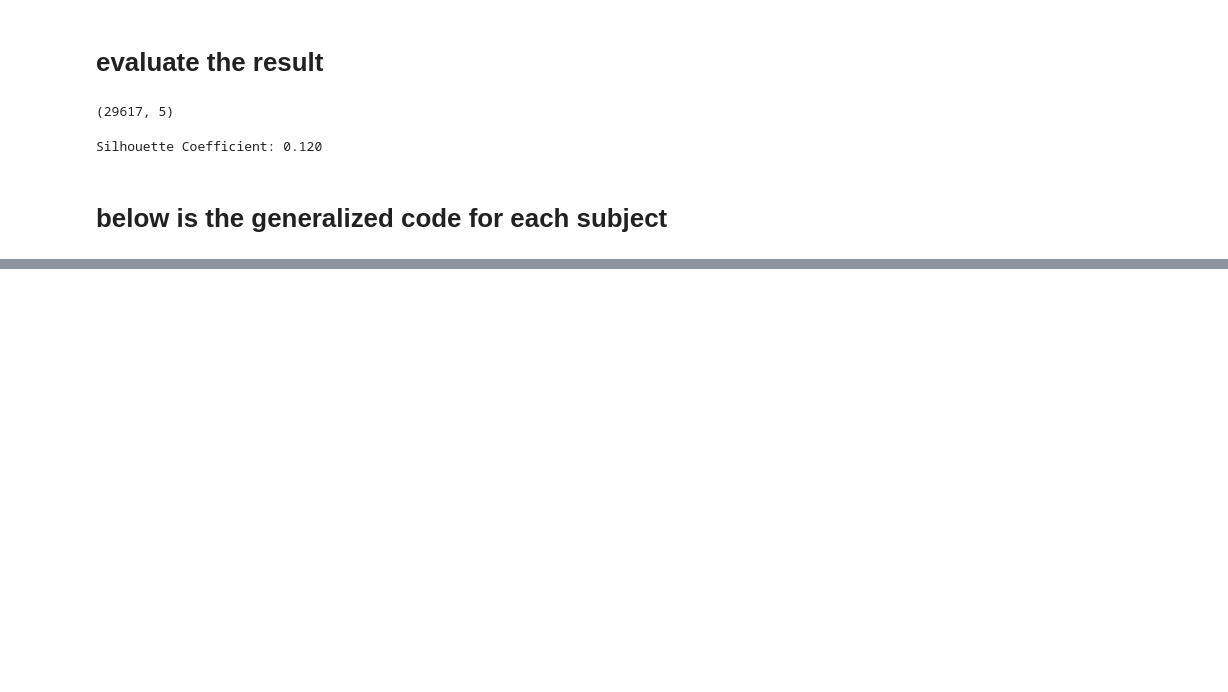
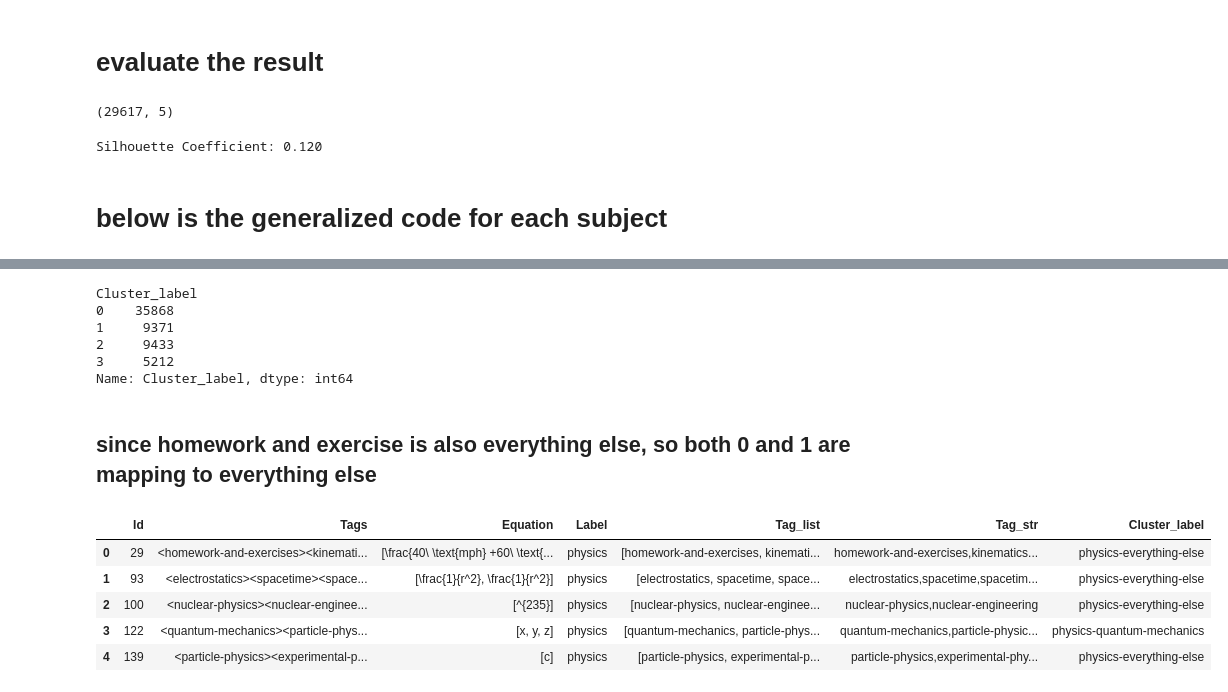
Before and after one commit to gdso-math/math-stack, a Jupyter notebook: notebooks/03_tag_clustering.ipynb, the cells around one changed output, grey strips where cells are left out. Cells and saved outputs as stored; diff of their text form; code cells hidden in the pictures; blank space fills up the shorter version.

```diff
--- a/notebooks/03_tag_clustering.ipynb
+++ b/notebooks/03_tag_clustering.ipynb
@@ -314,2 +273,0 @@ for i in range(4):
-# %%
-subject = get_data("biology")
@@ -494,0 +274,6 @@ for i in range(7):
+# %%
+def cluster(subject_string, number):
+    subject = get_data(subject_string)
+    X = count_vectorizer(subject)
+    subject = k_means(X, subject, number)
+    return subject
@@ -494,0 +364,2 @@ for i in range(7):
+# %%
+physics = cluster("physics", 4)
@@ -494,0 +400,23 @@ for i in range(7):
+# %%
+physics.groupby(['Cluster_label'])['Cluster_label'].count()
+# %% [output]
+Cluster_label
+0    35868
+1     9371
+2     9433
+3     5212
+Name: Cluster_label, dtype: int64
+# %% [markdown]
+## since homework and exercise is also everything else, so both 0 and 1 are mapping to everything else
+# %%
+physics['Cluster_label'] = physics.Cluster_label.map({0:"physics-everything-else", 1:"physics-everything-else",
+                           2: "physics-quantum-mechanics", 3:"quantum-field-theory"})
+# %%
+physics.head()
+# %% [output]
+|  | Id | Tags | Equation | Label | Tag_list | Tag_str | Cluster_label |
+| 0 | 29 | <homework-and-exercises><kinemati... | [\frac{40\ \text{mph} +60\ \text{... | physics | [homework-and-exercises, kinemati... | homework-and-exercises,kinematics... | physics-everything-else |
+| 1 | 93 | <electrostatics><spacetime><space... | [\frac{1}{r^2}, \frac{1}{r^2}] | physics | [electrostatics, spacetime, space... | electrostatics,spacetime,spacetim... | physics-everything-else |
+| 2 | 100 | <nuclear-physics><nuclear-enginee... | [^{235}] | physics | [nuclear-physics, nuclear-enginee... | nuclear-physics,nuclear-engineering | physics-everything-else |
+| 3 | 122 | <quantum-mechanics><particle-phys... | [x, y, z] | physics | [quantum-mechanics, particle-phys... | quantum-mechanics,particle-physic... | physics-quantum-mechanics |
+| 4 | 139 | <particle-physics><experimental-p... | [c] | physics | [particle-physics, experimental-p... | particle-physics,experimental-phy... | physics-everything-else |
```
Also changed, not shown: parts of 49 cells of this notebook.
